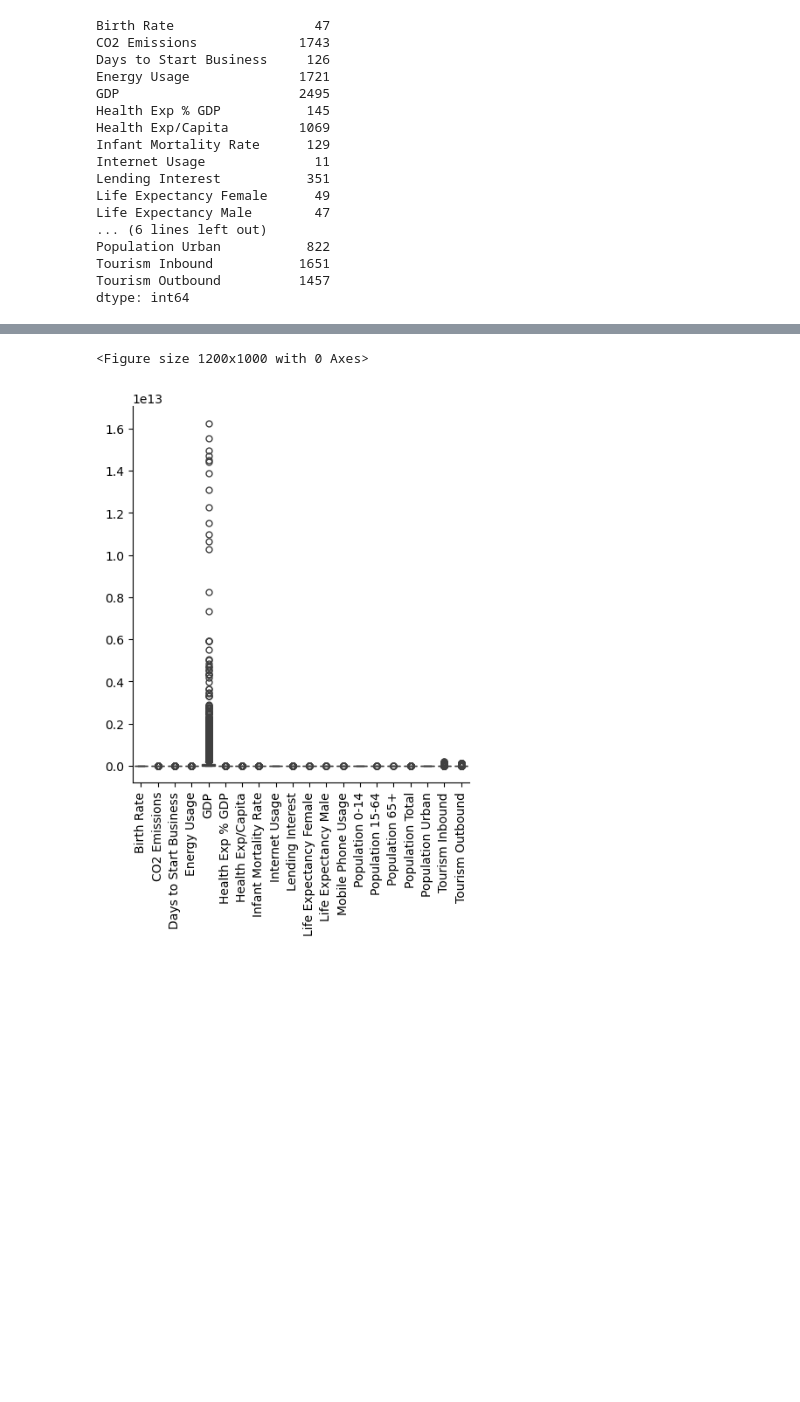
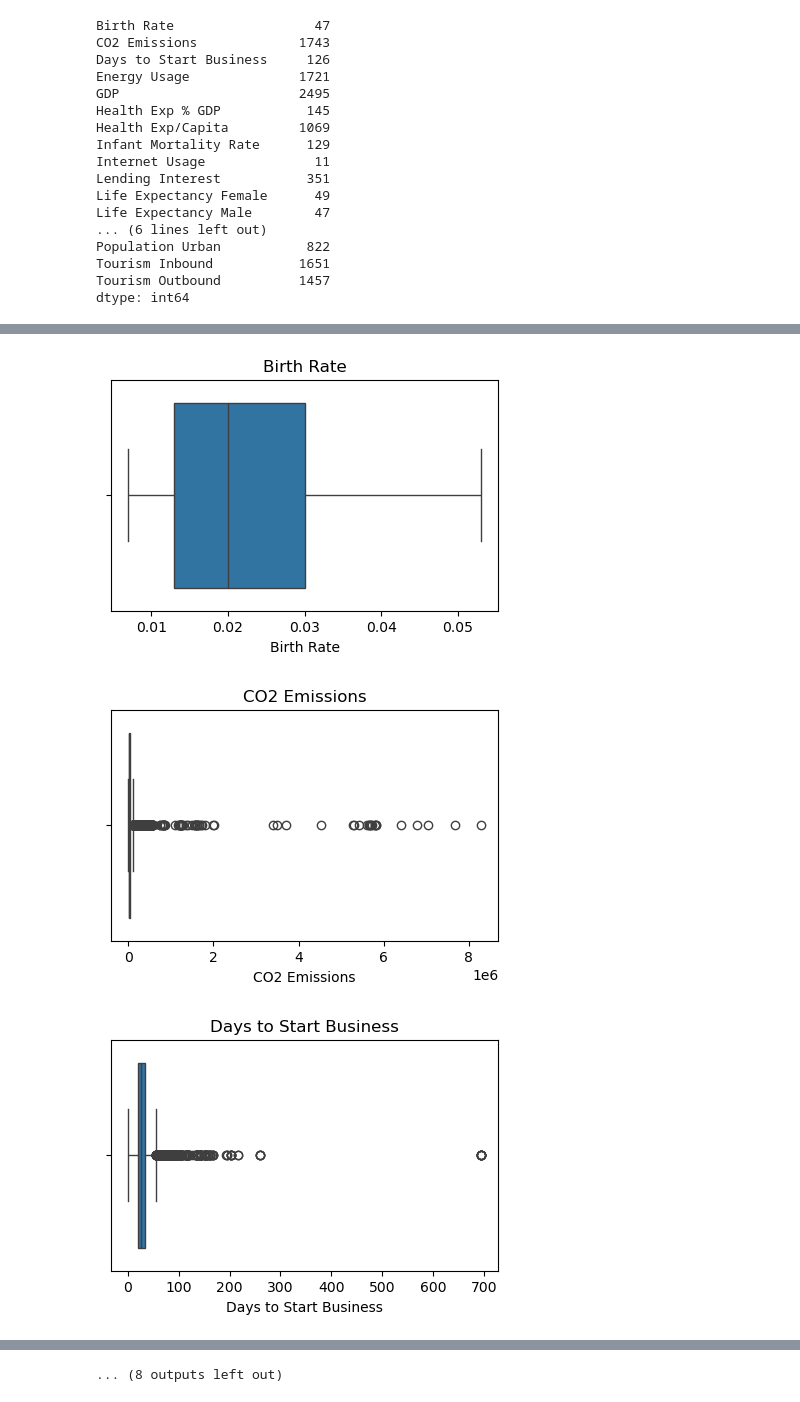
Before and after one commit to amborepraveen8-debug/Global-Development-Clustering, a Jupyter notebook: notebooks/eda.ipynb, the cells around one changed output, grey strips where cells are left out. Cells and saved outputs as stored; diff of their text form; code cells hidden in the pictures; blank space fills up the shorter version.

```diff
--- a/notebooks/eda.ipynb
+++ b/notebooks/eda.ipynb
@@ -174,7 +179,13 @@ import seaborn as sns
 # %%
-# finding outliers
-plt.figure(figsize=(12, 10))
-sns.catplot(data, kind='box')
-plt.xticks(rotation=90)
-plt.show()
+# finding outliers using boxplot
+num_cols = data.select_dtypes(include=['int64', 'float64']).columns
+
+for col in num_cols:
+    plt.figure(figsize=(5,3))
+    sns.boxplot(x=data[col])
+    plt.title(col)
+    plt.show()
 # %% [output]
+[figure, new version]
+[figure, added]
+[figure, added]
@@ -181,2 +201 @@ plt.show()
-<Figure size 1200x1000 with 0 Axes>
+... (8 outputs left out)
-[figure, old version]
```
Also changed, not shown: parts of 17 cells of this notebook, 1 other file.
